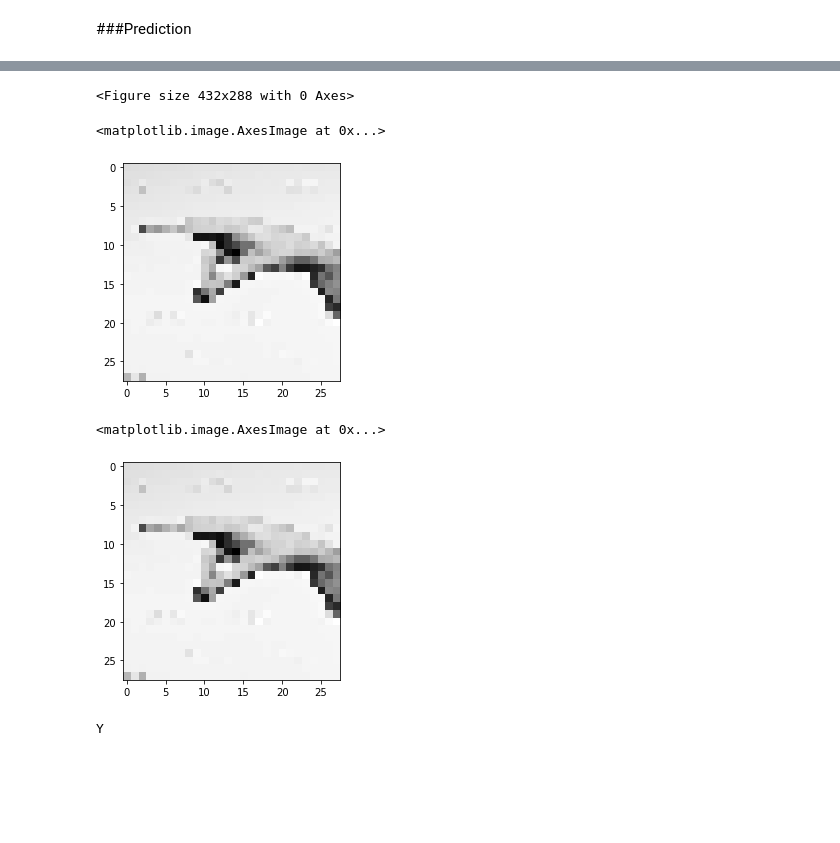
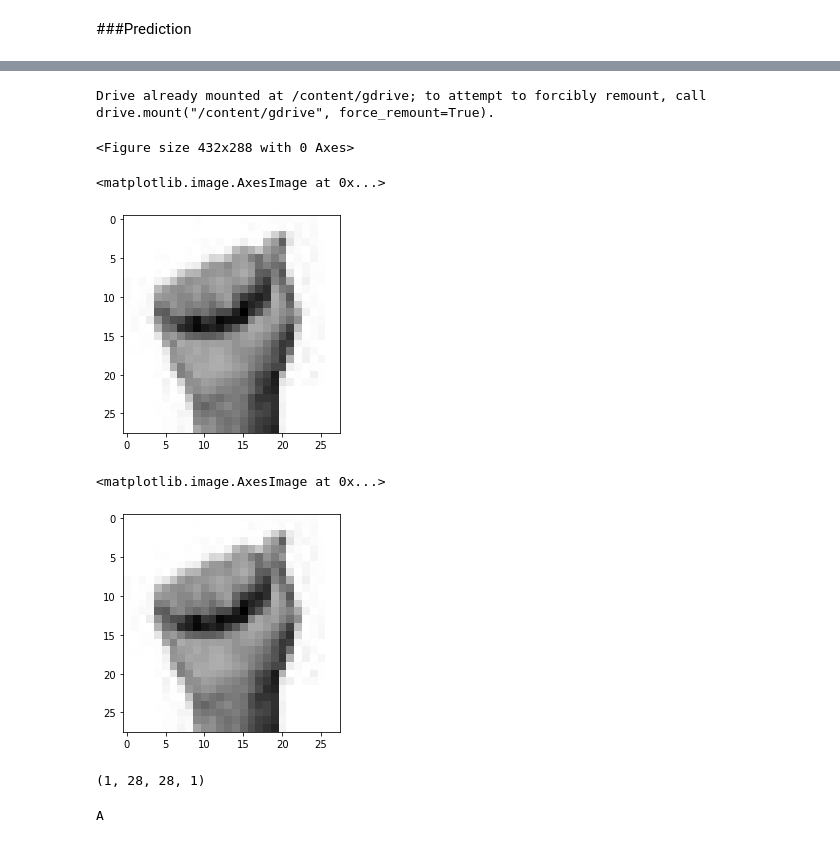
Before and after one commit to EphemeralAnarchist/ASL_Translator, a Jupyter notebook: ASLTranslator.ipynb, the cells around one changed output, grey strips where cells are left out. Cells and saved outputs as stored; diff of their text form; code cells hidden in the pictures; blank space fills up the shorter version.

```diff
--- a/ASLTranslator.ipynb
+++ b/ASLTranslator.ipynb
@@ -367,35 +340,0 @@ Saving to: ‘-picture-id177133596?k=20’
-# %%
-#capturing image
-import cv2
-import matplotlib.pyplot as plt
-from google.colab.patches import cv2_imshow
-from keras.preprocessing import image
-from PIL import Image
-
-
-# cam = cv2.VideoCapture(0)
-# result, image = cam.read()
-# img1 = cv2.imread('./asl-hand-shape-sign-language-sign-language-hand-shape-letter-asl-blank-background-188410370.jpg')
-#img1 = image.load_img('./asl-hand-shape-sign-language-sign-language-hand-shape-letter-asl-blank-background-188410370.jpg', target_size = (28, 28))
-img1 = image.load_img('./testp.jpg', target_size = (28,28))
-# img1 = Image.open('./asl-hand-shape-sign-language-sign-language-hand-shape-letter-asl-blank-background-188410370.jpg').convert('L')
-##img1 = img1.resize((28,28))
-
-# img1 = cv2.cvtColor(img1, cv2.COLOR_BGR2GRAY)
-
-# img=np.array(image, dtype='float32')
-img = np.array(img1).reshape( 28, 28, 3)
-#img = cv2.cvtColor(img, cv2.COLOR_BGR2GRAY)
-##img = np.expand_dims(img, 2)
-# img = img/544
-# img = img/255
-# img = img.resize(28,28)
-# img.reshape((1000, 28,28))
-
-
-# cv2_imshow(img)
-plt.gray()
-#plt.imshow(img.reshape((28,28)))
-#img.reshape((28,28))
-# %% [output]
-<Figure size 432x288 with 0 Axes>
@@ -402,25 +343,44 @@ plt.gray()
 # %%
 from google.colab import drive
-drive.mount('/content/drive')
+drive.mount('/content/gdrive')
+# %% [output]
+Drive already mounted at /content/gdrive; to attempt to forcibly remount, call drive.mount("/content/gdrive", force_remount=True).
+# %%
+#capturing image
+import cv2
+import matplotlib.pyplot as plt
+from google.colab.patches import cv2_imshow
+from keras.preprocessing import image
+from PIL import Image
+
+img1 = image.load_img("gdrive/MyDrive/Colab Notebooks/predict/ASL_A.png", target_size = (28,28))
+img = np.array(img1).reshape( 28, 28, 3)
+plt.gray()
+# %% [output]
+<Figure size 432x288 with 0 Axes>
 # %%
 rgb_weights = [0.2989, 0.5870, 0.1140]
 grayscale_image = np.dot(img[...,:3], rgb_weights)
 plt.imshow(grayscale_image, cmap=plt.get_cmap("gray"))
 # %% [output]
 <matplotlib.image.AxesImage at 0x...>
-[figure, old version]
+[figure, new version]
 # %%
-img.shape
 imgarr=np.array(grayscale_image.reshape(1,28,28,1))
 imgarr.shape
 plt.imshow(imgarr[0].reshape((28,28)))
 # %% [output]
 <matplotlib.image.AxesImage at 0x...>
-[figure, old version]
+[figure, new version]
+# %%
+imgarr.shape
+# %% [output]
+(1, 28, 28, 1)
 # %%
 #Predictions for the actual data
 predict_img=cnn_model.predict(imgarr)
 predicted=np.argmax(predict_img,axis=1)
 print(class_names[predicted[0]])
+text+=class_names[predicted[0]]
 # %% [output]
-Y
+A
```
Also changed, not shown: parts of 15 cells of this notebook.
